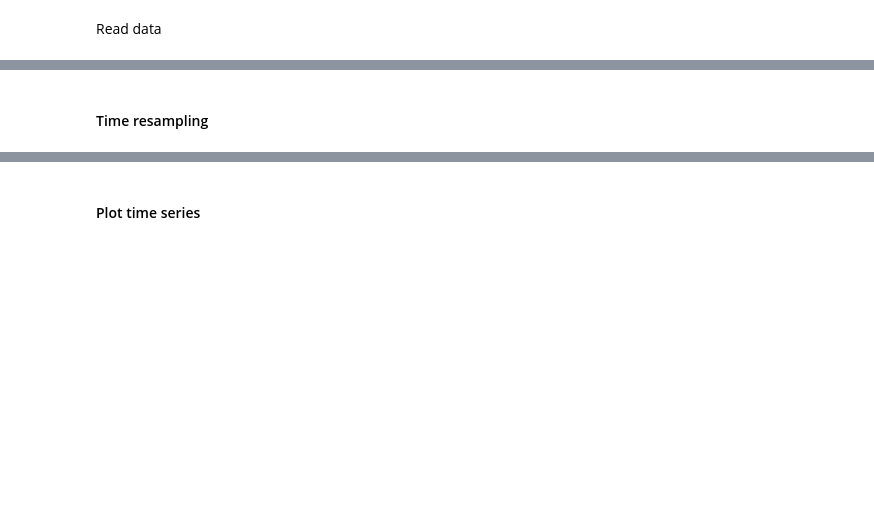
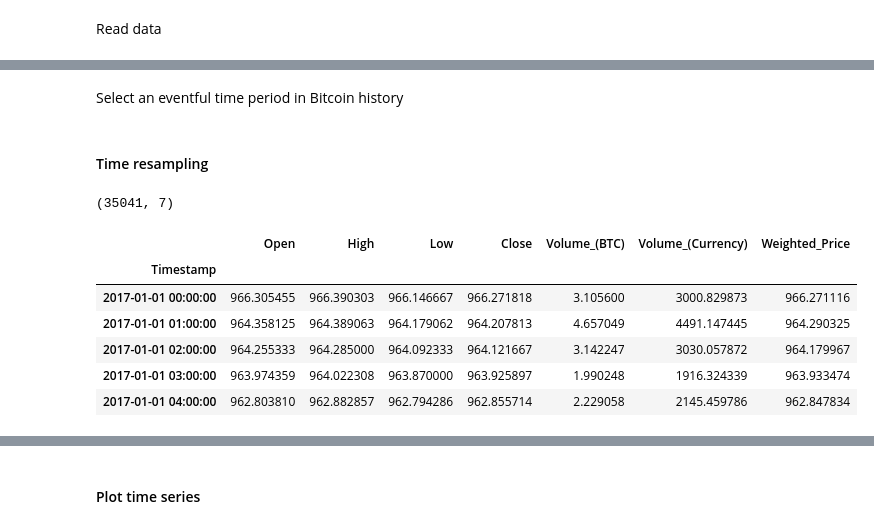
Before and after one commit to roldanpau/bitcoin, a Jupyter notebook: bitcoin.ipynb, the cells around one changed output, grey strips where cells are left out. Cells and saved outputs as stored; diff of their text form; code cells hidden in the pictures; blank space fills up the shorter version.

```diff
--- a/bitcoin.ipynb
+++ b/bitcoin.ipynb
@@ -19,3 +19,5 @@ btc = pd.read_csv('/content/gdrive/MyDrive/research/bitcoin/bitstampUSD_1-min_da
 # Converting the Timestamp column from string to datetime
 btc['Timestamp'] = [datetime.fromtimestamp(x) for x in btc['Timestamp']]
 btc = btc.set_index('Timestamp')
+# %% [markdown]
+Select an eventful time period in Bitcoin history
@@ -26,3 +29,18 @@ btc_daily = btc.resample("24H").mean() #daily resampling
+# %%
+#btc = btc.resample("24H").mean() #daily resampling
+btc = btc.resample('1H').mean() # hourly resampling
+#btc = btc # no resampling
+print(btc.shape)
+btc.head()
+# %% [output]
+(35041, 7)
+|  | Open | High | Low | Close | Volume_(BTC) | Volume_(Currency) | Weighted_Price |
+| Timestamp |  |  |  |  |  |  |  |
+| 2017-01-01 00:00:00 | 966.305455 | 966.390303 | 966.146667 | 966.271818 | 3.105600 | 3000.829873 | 966.271116 |
+| 2017-01-01 01:00:00 | 964.358125 | 964.389063 | 964.179062 | 964.207813 | 4.657049 | 4491.147445 | 964.290325 |
+| 2017-01-01 02:00:00 | 964.255333 | 964.285000 | 964.092333 | 964.121667 | 3.142247 | 3030.057872 | 964.179967 |
+| 2017-01-01 03:00:00 | 963.974359 | 964.022308 | 963.870000 | 963.925897 | 1.990248 | 1916.324339 | 963.933474 |
+| 2017-01-01 04:00:00 | 962.803810 | 962.882857 | 962.794286 | 962.855714 | 2.229058 | 2145.459786 | 962.847834 |
 # %%
 def fill_missing(df):
     ### function to impute missing values using interpolation ###
```
Also changed, not shown: parts of 9 cells of this notebook.
